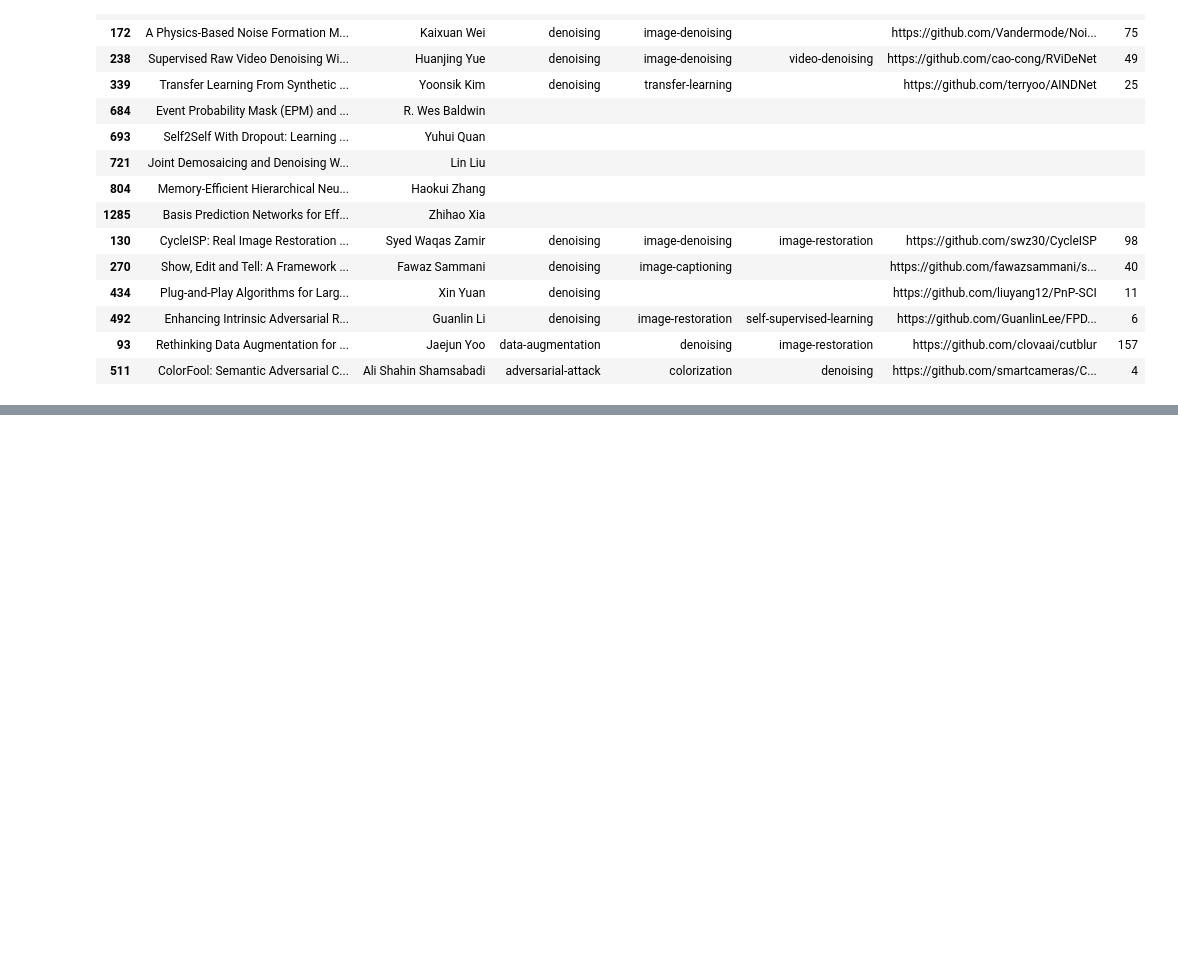
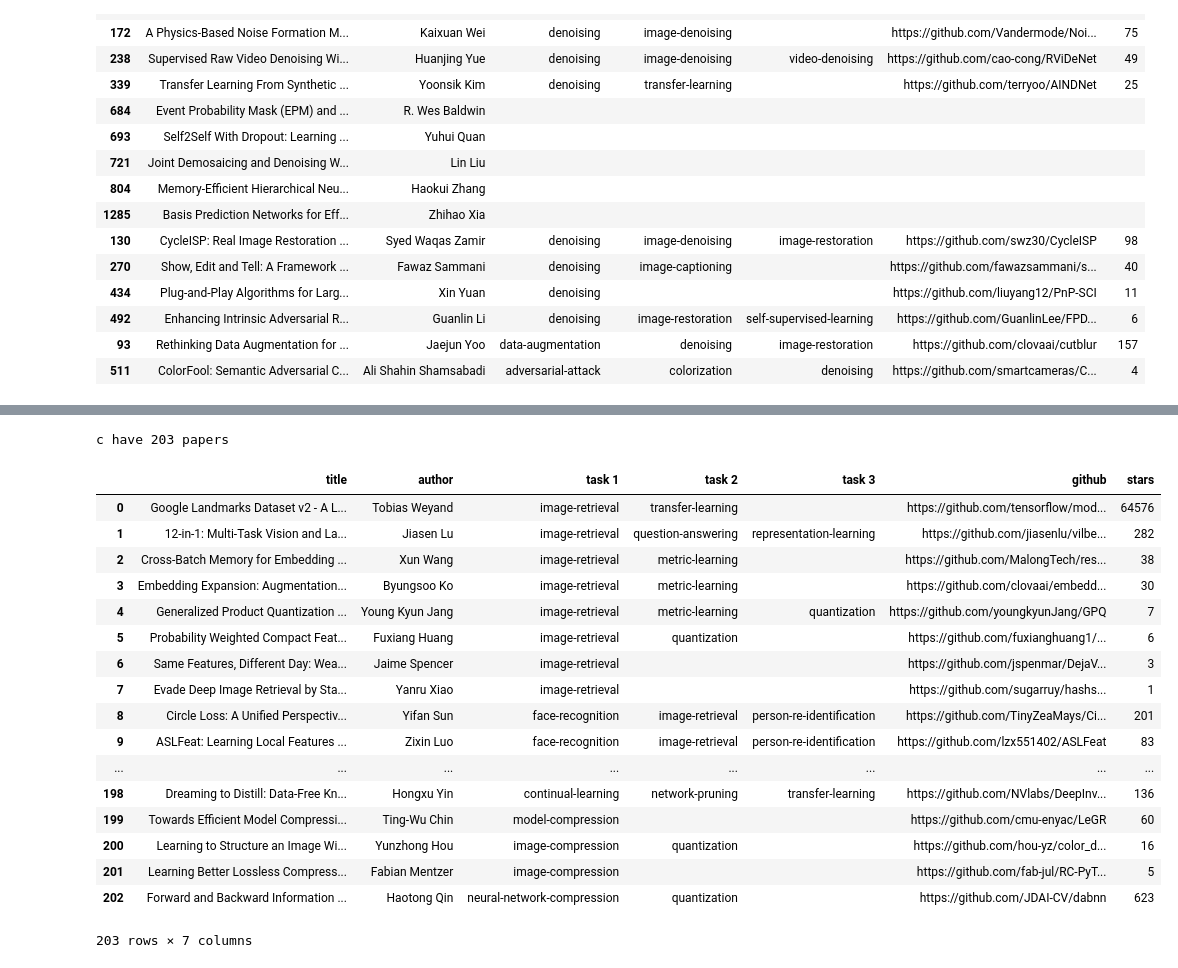
Before and after one commit to ShaofengZou/CVPR-2020-Paper-Code-Statistics, a Jupyter notebook: cvpr_paper_code_statistics.ipynb, the cells around one changed output, grey strips where cells are left out. Saved outputs shown, nothing was run; the diff lists cells and outputs as text; code cells hidden in the pictures; blank space fills up the shorter version.

```diff
--- a/cvpr_paper_code_statistics.ipynb
+++ b/cvpr_paper_code_statistics.ipynb
@@ -307,0 +442,22 @@ pull_papers(df, 'denoising')
+# %%
+get_and_save('c')
+# %% [output]
+c have 203 papers
+|  | title | author | task 1 | task 2 | task 3 | github | stars |
+| 0 | Google Landmarks Dataset v2 - A L... | Tobias Weyand | image-retrieval | transfer-learning |  | https://github.com/tensorflow/mod... | 64576 |
+| 1 | 12-in-1: Multi-Task Vision and La... | Jiasen Lu | image-retrieval | question-answering | representation-learning | https://github.com/jiasenlu/vilbe... | 282 |
+| 2 | Cross-Batch Memory for Embedding ... | Xun Wang | image-retrieval | metric-learning |  | https://github.com/MalongTech/res... | 38 |
+| 3 | Embedding Expansion: Augmentation... | Byungsoo Ko | image-retrieval | metric-learning |  | https://github.com/clovaai/embedd... | 30 |
+| 4 | Generalized Product Quantization ... | Young Kyun Jang | image-retrieval | metric-learning | quantization | https://github.com/youngkyunJang/GPQ | 7 |
+| 5 | Probability Weighted Compact Feat... | Fuxiang Huang | image-retrieval | quantization |  | https://github.com/fuxianghuang1/... | 6 |
+| 6 | Same Features, Different Day: Wea... | Jaime Spencer | image-retrieval |  |  | https://github.com/jspenmar/DejaV... | 3 |
+| 7 | Evade Deep Image Retrieval by Sta... | Yanru Xiao | image-retrieval |  |  | https://github.com/sugarruy/hashs... | 1 |
+| 8 | Circle Loss: A Unified Perspectiv... | Yifan Sun | face-recognition | image-retrieval | person-re-identification | https://github.com/TinyZeaMays/Ci... | 201 |
+| 9 | ASLFeat: Learning Local Features ... | Zixin Luo | face-recognition | image-retrieval | person-re-identification | https://github.com/lzx551402/ASLFeat | 83 |
+| ... | ... | ... | ... | ... | ... | ... | ... |
+| 198 | Dreaming to Distill: Data-Free Kn... | Hongxu Yin | continual-learning | network-pruning | transfer-learning | https://github.com/NVlabs/DeepInv... | 136 |
+| 199 | Towards Efficient Model Compressi... | Ting-Wu Chin | model-compression |  |  | https://github.com/cmu-enyac/LeGR | 60 |
+| 200 | Learning to Structure an Image Wi... | Yunzhong Hou | image-compression | quantization |  | https://github.com/hou-yz/color_d... | 16 |
+| 201 | Learning Better Lossless Compress... | Fabian Mentzer | image-compression |  |  | https://github.com/fab-jul/RC-PyT... | 5 |
+| 202 | Forward and Backward Information ... | Haotong Qin | neural-network-compression | quantization |  | https://github.com/JDAI-CV/dabnn | 623 |
+203 rows × 7 columns
```
Also changed, not shown: parts of 18 cells of this notebook, 12 other files.
